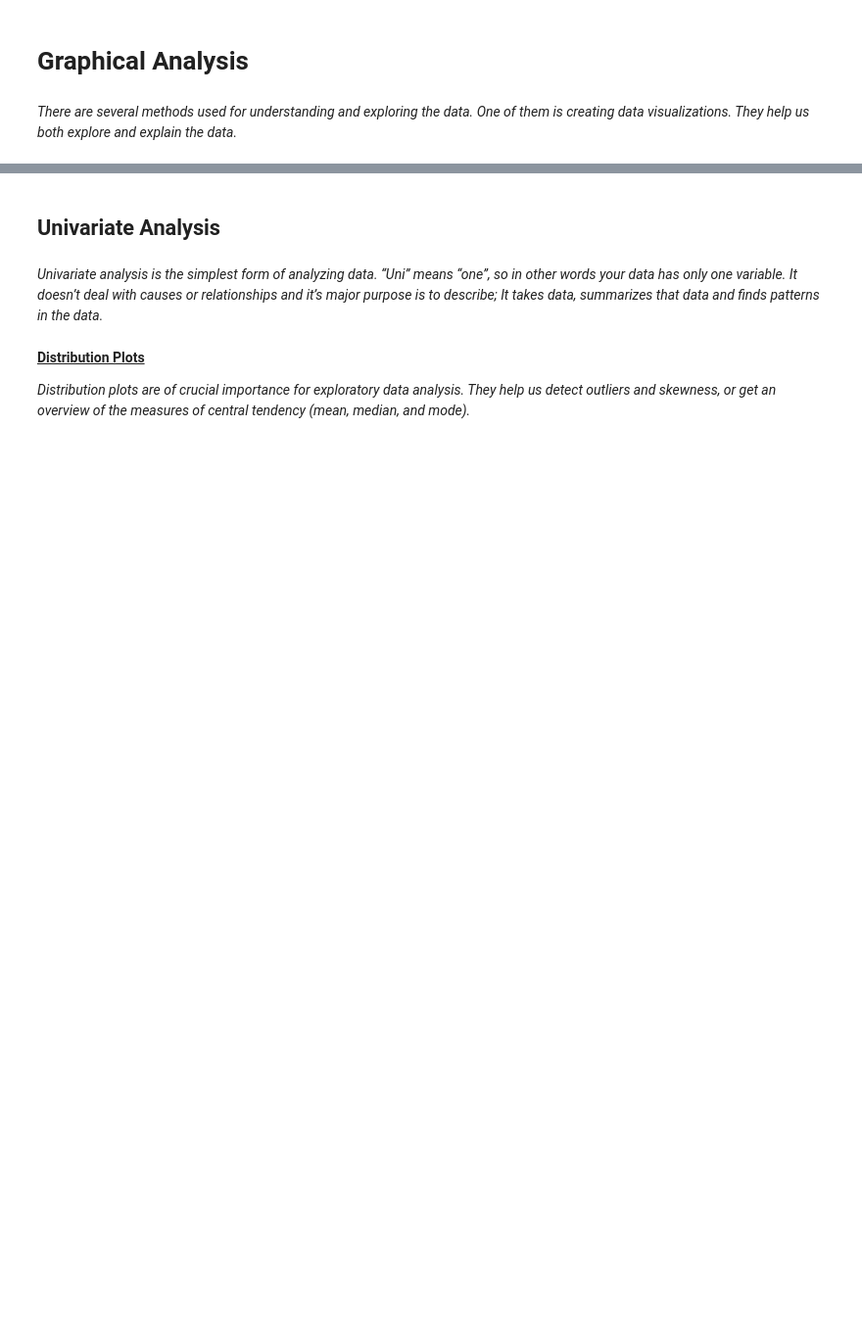
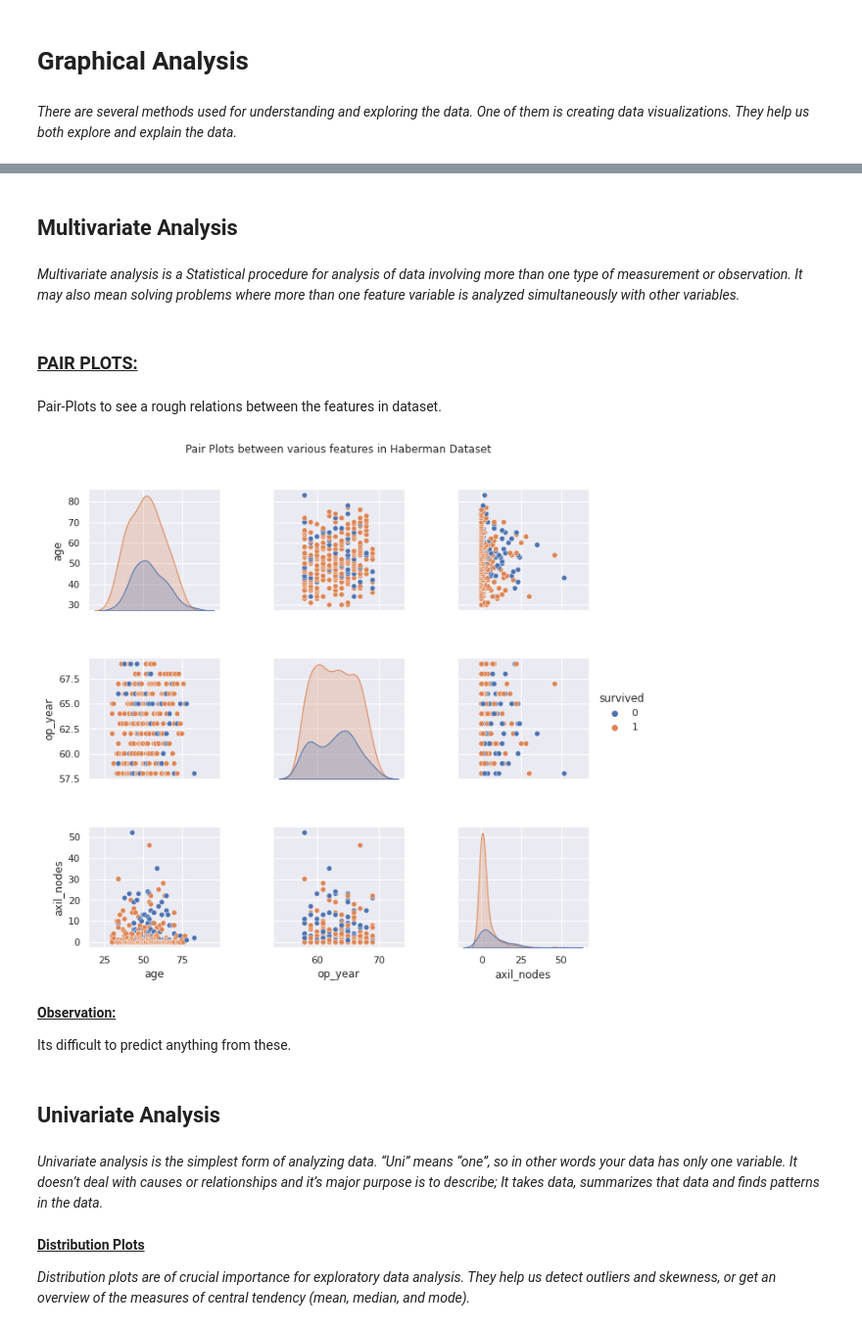
Before and after one commit to rabindramahato3/AppliedAI, a Jupyter notebook: 2_EDA_on_Haberman_Dataset.ipynb, the cells around one changed output, grey strips where cells are left out. Shown at 98% size. Cells and saved outputs as stored; diff of their text form; code cells hidden in the pictures; blank space fills up the shorter version.

```diff
--- a/2_EDA_on_Haberman_Dataset.ipynb
+++ b/2_EDA_on_Haberman_Dataset.ipynb
@@ -165,6 +177,5 @@ None
 # %%
-# applying the above recommendations
 # updating columns names
-data.columns = ['age', 'op_year', 'pos_axil_nodes', 'status_after_5yrs']
+data.columns = ['age', 'op_year', 'axil_nodes', 'survived']
 # %%
 # unique values in class atribute
@@ -172,6 +183,2 @@ print(data['status_after_5yrs'].unique())
 # %% [output]
 [1 2]
-# %%
-# changing class attribute datatype to category and mapping it to be more meaningful
-data['status_after_5yrs'] = data['status_after_5yrs'].map({1:'alive', 2:'dead'})
-data['status_after_5yrs'] = data['status_after_5yrs'].astype('category')
@@ -199,3 +185,6 @@ None
+# %%
+# Replacing '2' for '0'
+data.survived[data['survived'] == 2] = 0
 # %%
 # cleaned data for analysis.
 haberman = data
@@ -377,3 +311,33 @@ Name: status_after_5yrs, dtype: float64
+# %% [markdown]
+## Multivariate Analysis
+# %% [markdown]
+<p><i>Multivariate analysis is a Statistical procedure for analysis of data involving more than one type of measurement or observation. It may also mean solving problems where more than one feature variable is analyzed simultaneously with other variables.</i>
+# %% [markdown]
+### <b><u>PAIR PLOTS:</u></b>
+# %% [markdown]
+Pair-Plots to see a rough relations between the features in dataset.
+# %%
+# PAIR PLOT
+
+sns.pairplot(
+    data = haberman,
+    hue = 'survived',
+    size = 3,
+
+)
+plt.subplots_adjust(left=0.1,
+                    bottom=0.1,
+                    right=0.9,
+                    top=0.9,
+                    wspace=0.4,
+                    hspace=0.4)
+plt.suptitle('Pair Plots between various features in Haberman Dataset')
+plt.show()
+# %% [output]
+[figure, added]
+# %% [markdown]
+<b><u>Observation:</u></b>
+<p> Its difficult to predict anything from these.
 # %% [markdown]
 ## Univariate Analysis
 # %% [markdown]
```
Also changed, not shown: parts of 169 cells of this notebook.
